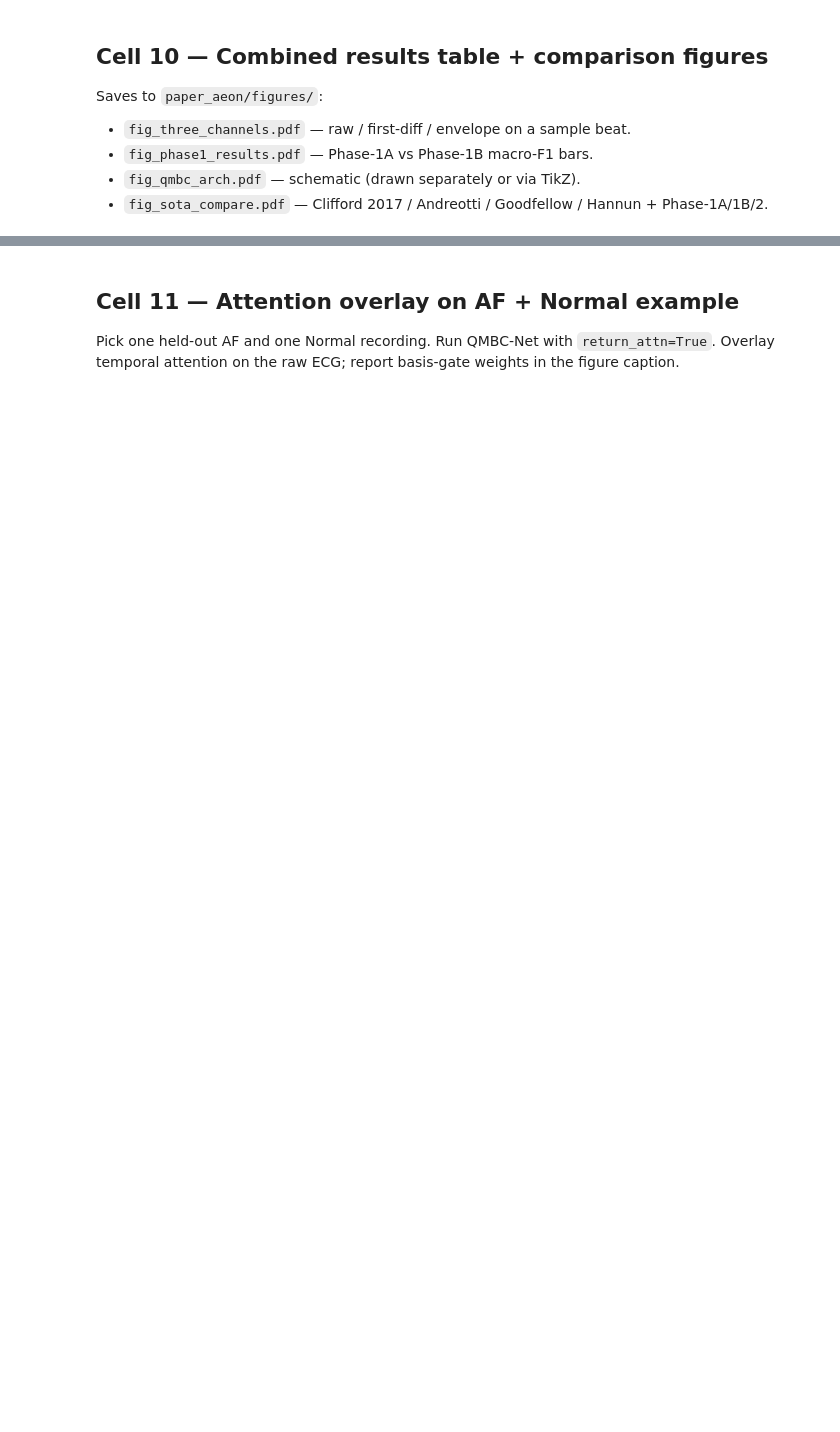
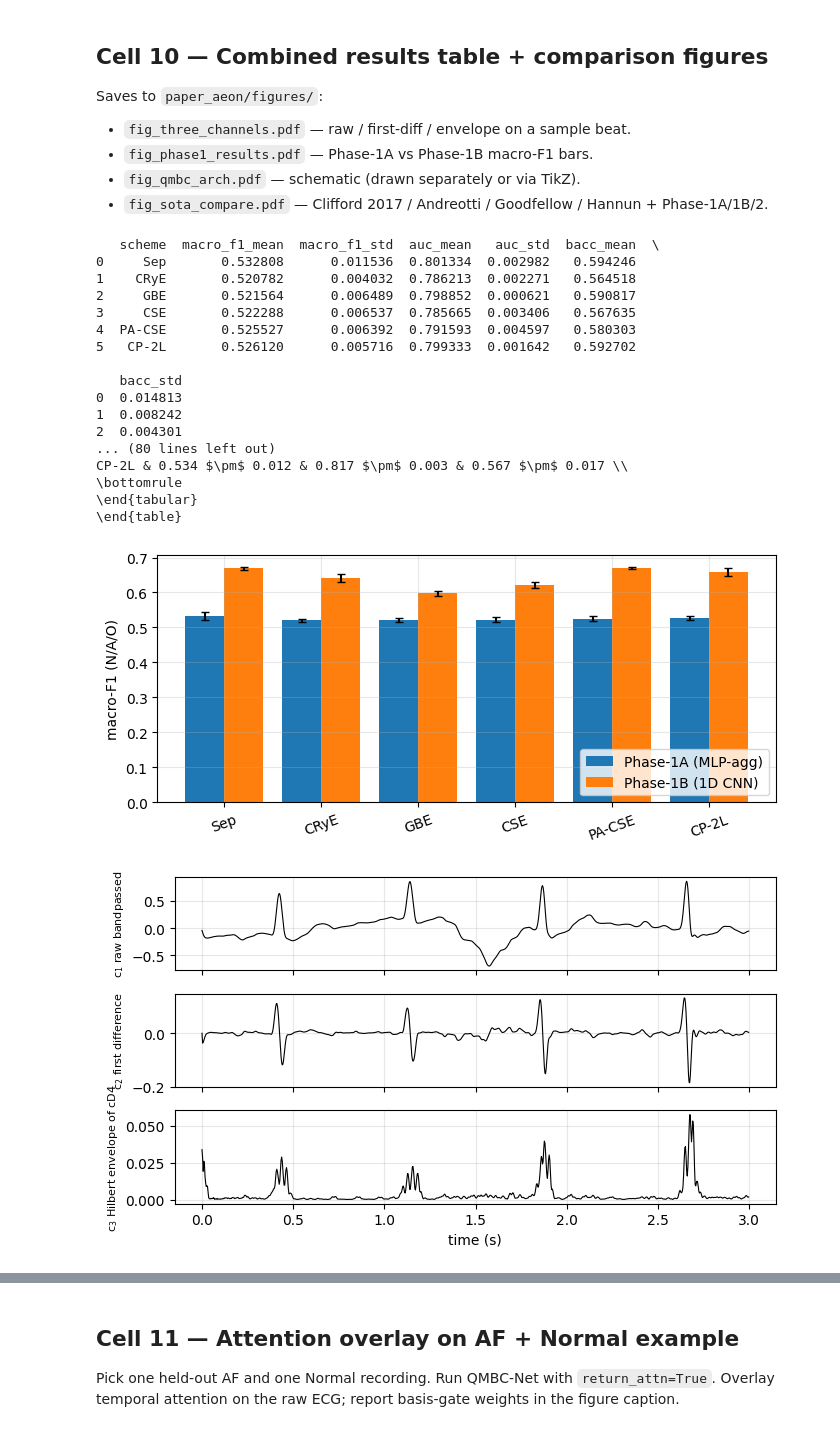
Before and after one commit to el-dAna/QIP, a Jupyter notebook: Phase8_PhysioNet2017_ECG.ipynb, the cells around one changed output, grey strips where cells are left out. Cells and saved outputs as stored; diff of their text form; code cells hidden in the pictures; blank space fills up the shorter version.

```diff
--- a/Phase8_PhysioNet2017_ECG.ipynb
+++ b/Phase8_PhysioNet2017_ECG.ipynb
@@ -191,5 +204,5 @@ def build_dataset(cache_path=None):
     }
 
 # To run end-to-end:
-# data = build_dataset(cache_path=DATA_DIR / 'cached.npz')
-# print('X_win:', data['X_win'].shape, 'splits:', len(data['idx_tr']), len(data['idx_va']), len(data['idx_te']))
+data = build_dataset(cache_path=DATA_DIR / 'cached.npz')
+print('X_win:', data['X_win'].shape, 'splits:', len(data['idx_tr']), len(data['idx_va']), len(data['idx_te']))
@@ -511,9 +547,9 @@ def run_phase1a(data, schemes=None, seeds=N_SEEDS):
 # %%
 # ==================================================================
 # Phase-1B — 1D CNN over windows
-# Input: (B, W, 24) per-window multi-basis features.
+# v2: 100 epochs, patience 20, batch 256, class-weighted CE.
+# Input still (B, W, 24) — per-window means preserve temporal order.
 # Conv1d dilations {1,2,4} -> AdaptiveAvgPool1d -> Linear.
-# Same training recipe as Phase-1A.
 # ==================================================================
 
 class CNN1D(nn.Module):
@@ -553,4 +589,4 @@ def run_phase1b(data, schemes=None, seeds=N_SEEDS):
         results[scheme] = seed_runs
     return results
 
-# results_1b = run_phase1b(data)
+results_1b = run_phase1b(data)
@@ -633,4 +687,4 @@ def run_phase2(data, schemes=None, seeds=N_SEEDS, epochs=50):
         results[scheme] = seed_runs
     return results
 
-# results_2 = run_phase2(data)
+results_2 = run_phase2(data)
@@ -724,39 +796,59 @@ def fig_three_channels(X_raw_one, save=True):
         for ext in ('pdf', 'png'): plt.savefig(FIG_DIR / f'fig_three_channels.{ext}')
     plt.show()
 
 def fig_sota_compare(df_1a, df_1b, df_2, save=True):
     sota = [
         ('Clifford 2017',  0.83),
         ('Andreotti 2017', 0.82),
         ('Goodfellow 2018',0.83),
         ('Hannun 2019$^\\dagger$', 0.83),
     ]
     ours = [
         ('Phase-1A (best)', df_1a['macro_f1_mean'].max()),
         ('Phase-1B (best)', df_1b['macro_f1_mean'].max()),
         ('Phase-2 (best)',  df_2['macro_f1_mean'].max()),
     ]
     rows = sota + ours
     names = [r[0] for r in rows]; vals = [r[1] for r in rows]
     fig, ax = plt.subplots(figsize=(6, 3.2))
     bars = ax.barh(np.arange(len(rows)), vals,
                    color=['0.7']*len(sota) + ['#1f77b4']*len(ours))
     ax.set_yticks(np.arange(len(rows))); ax.set_yticklabels(names)
     ax.set_xlim(0.6, 1.0); ax.set_xlabel('macro-F1 (N/A/O)')
     ax.axvline(0.83, ls='--', color='red', alpha=0.5, label='Clifford 2017 baseline')
     ax.legend(loc='lower right'); ax.grid(alpha=0.3, axis='x')
     plt.tight_layout()
     if save:
         for ext in ('pdf', 'png'): plt.savefig(FIG_DIR / f'fig_sota_compare.{ext}')
     plt.show()
 
 # Example invocation once results are produced:
-# df_1a = summarise(results_1a); print(df_1a)
-# df_1b = summarise(results_1b); print(df_1b)
-# df_2  = summarise(results_2);  print(df_2)
-# print(to_latex_table(df_1a, 'Phase-1A — aggregated MLP, PhysioNet 2017, 5 seeds.', 'tab:phase1a'))
-# print(to_latex_table(df_1b, 'Phase-1B — 1D CNN over windows, PhysioNet 2017, 5 seeds.', 'tab:phase1b'))
-# print(to_latex_table(df_2,  'Phase-2 — QMBC-Net, PhysioNet 2017, 5 seeds.', 'tab:phase2'))
-# fig_phase1_results(df_1a, df_1b)
-# fig_three_channels(X_raw[0])
-# fig_sota_compare(df_1a, df_1b, df_2)
+df_1a = summarise(results_1a); print(df_1a)
+df_1b = summarise(results_1b); print(df_1b)
+df_2  = summarise(results_2);  print(df_2)
+print(to_latex_table(df_1a, 'Phase-1A — aggregated MLP, PhysioNet 2017, 5 seeds.', 'tab:phase1a'))
+print(to_latex_table(df_1b, 'Phase-1B — 1D CNN over windows, PhysioNet 2017, 5 seeds.', 'tab:phase1b'))
+print(to_latex_table(df_2,  'Phase-2 — QMBC-Net, PhysioNet 2017, 5 seeds.', 'tab:phase2'))
+fig_phase1_results(df_1a, df_1b)
+fig_three_channels(X_raw[0])
+fig_sota_compare(df_1a, df_1b, df_2)
+# %% [output]
+   scheme  macro_f1_mean  macro_f1_std  auc_mean   auc_std  bacc_mean  \
+0     Sep       0.532808      0.011536  0.801334  0.002982   0.594246
+1    CRyE       0.520782      0.004032  0.786213  0.002271   0.564518
+2     GBE       0.521564      0.006489  0.798852  0.000621   0.590817
+3     CSE       0.522288      0.006537  0.785665  0.003406   0.567635
+4  PA-CSE       0.525527      0.006392  0.791593  0.004597   0.580303
+5   CP-2L       0.526120      0.005716  0.799333  0.001642   0.592702
+
+   bacc_std
+0  0.014813
+1  0.008242
+2  0.004301
+... (80 lines left out)
+CP-2L & 0.534 $\pm$ 0.012 & 0.817 $\pm$ 0.003 & 0.567 $\pm$ 0.017 \\
+\bottomrule
+\end{tabular}
+\end{table}
+[figure, added]
+[figure, added]
```
Also changed, not shown: parts of 10 cells of this notebook, 19 other files.
